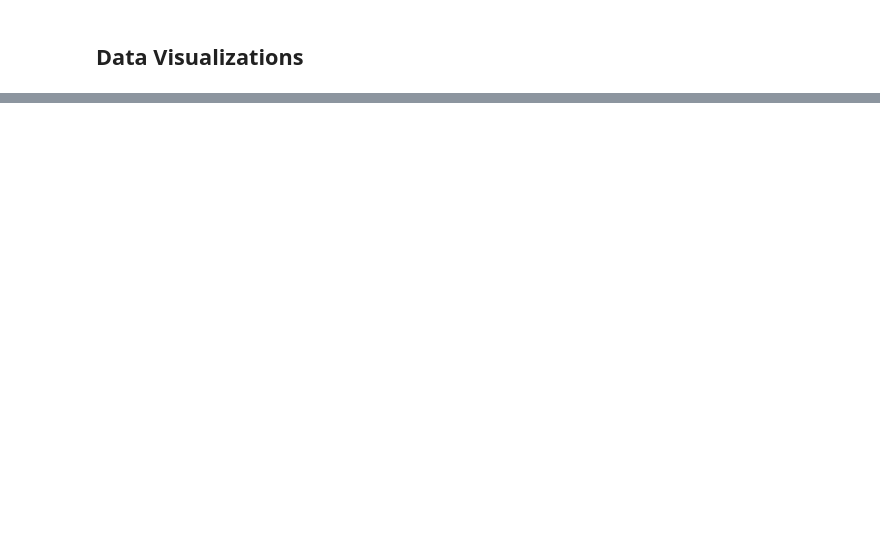
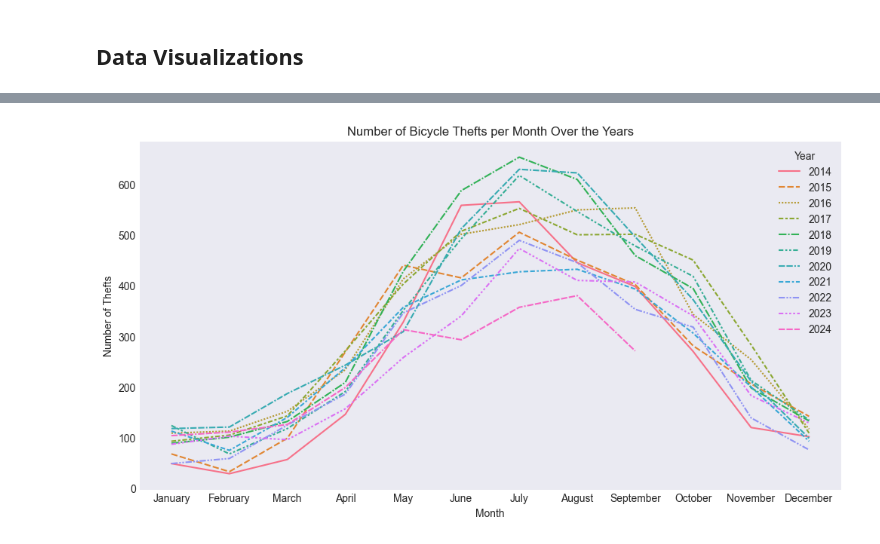
Before and after one commit to hodanysf/Group5-Project2, a Jupyter notebook: Backend/BicycleTheftPrediction/notebooks/01_data_exploration.ipynb, the cells around one changed output, grey strips where cells are left out. Cells and saved outputs as stored; diff of their text form; code cells hidden in the pictures; blank space fills up the shorter version.

```diff
--- a/Backend/BicycleTheftPrediction/notebooks/01_data_exploration.ipynb
+++ b/Backend/BicycleTheftPrediction/notebooks/01_data_exploration.ipynb
@@ -89,0 +110,40 @@ plt.show()
+# %%
+# Group the data by year and month, and count the number of thefts
+monthly_thefts = df.groupby(["OCC_YEAR", "OCC_MONTH"]).size().reset_index(name="THEFT_COUNT")
+
+# Only use data from 2014 onwards
+monthly_thefts = monthly_thefts[monthly_thefts["OCC_YEAR"] >= 2014]
+
+# Convert the month column to a categorical type with the correct order
+monthly_thefts["OCC_MONTH"] = pd.Categorical(
+    monthly_thefts["OCC_MONTH"],
+    categories=[
+        "January",
+        "February",
+        "March",
+        "April",
+        "May",
+        "June",
+        "July",
+        "August",
+        "September",
+        "October",
+        "November",
+        "December",
+    ],
+    ordered=True,
+)
+
+# Pivot the data to have years as columns and months as rows
+pivot_table = monthly_thefts.pivot(index="OCC_MONTH", columns="OCC_YEAR", values="THEFT_COUNT")
+
+# Plot the data using a line plot
+plt.figure(figsize=(12, 6))
+sns.lineplot(data=pivot_table)
+plt.title("Number of Bicycle Thefts per Month Over the Years")
+plt.xlabel("Month")
+plt.ylabel("Number of Thefts")
+plt.legend(title="Year", bbox_to_anchor=(1, 1))
+plt.show()
+# %% [output]
+[figure, added]
```
Also changed, not shown: parts of 2 cells of this notebook.
